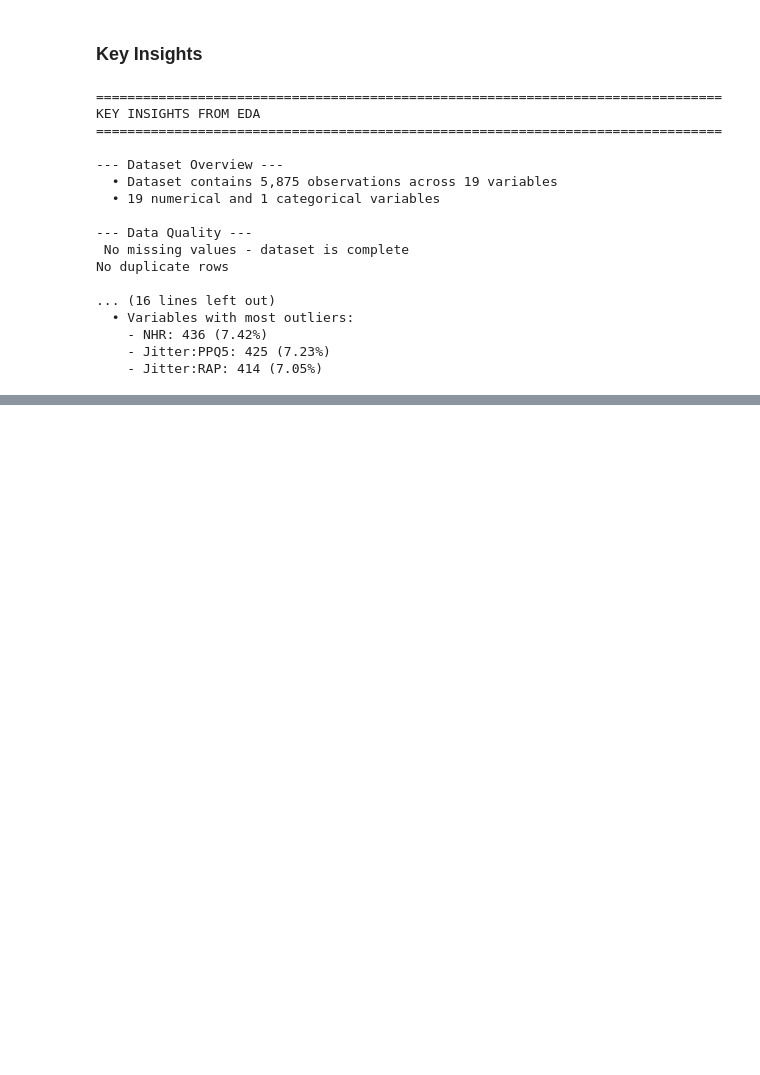
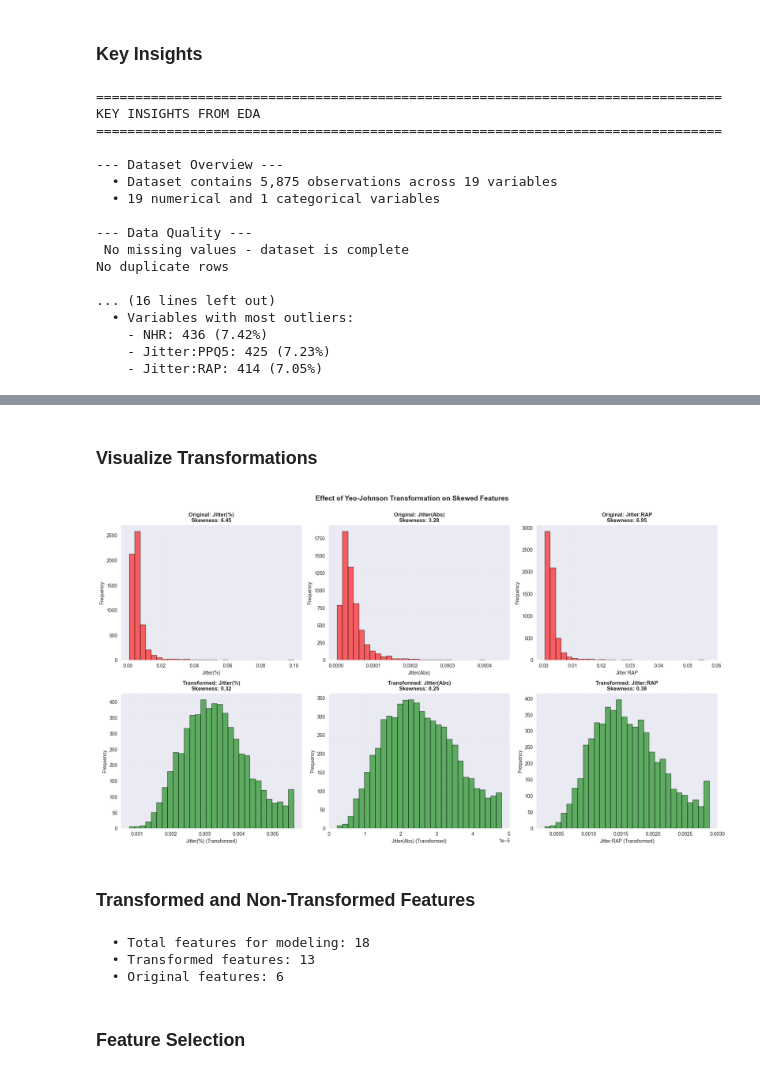
Before and after one commit to KBasdeo/CS668-Parkinsons, a Jupyter notebook: cs668-parkinsons-severity.ipynb, the cells around one changed output, grey strips where cells are left out. Cells and saved outputs as stored; diff of their text form; code cells hidden in the pictures; blank space fills up the shorter version.

Commit message:
Skewness, feature selection, and data modeling

```diff
--- a/cs668-parkinsons-severity.ipynb
+++ b/cs668-parkinsons-severity.ipynb
@@ -638,0 +708,53 @@ No duplicate rows
+# %% [markdown]
+### Visualize Transformations
+# %%
+fig, axes = plt.subplots(2, 3, figsize=(18, 10))
+axes = axes.flatten()
+
+sample_features = highly_skewed_ft[:3]
+for idx, feat in enumerate(sample_features):
+    # Original
+    axes[idx].hist(pt_features[feat], bins=30, color='red', alpha=0.6, edgecolor='black')
+    axes[idx].set_xlabel(feat, fontsize=10)
+    axes[idx].set_ylabel('Frequency', fontsize=10)
+    axes[idx].set_title(f'Original: {feat}\nSkewness: {pt_features[feat].skew():.2f}',
+                        fontsize=11, fontweight='bold')
+    axes[idx].grid(True, alpha=0.3)
+
+    # Transformed
+    axes[idx+3].hist(pt_processed[f'{feat}_transformed'], bins=30, color='green',
+                     alpha=0.6, edgecolor='black')
+    axes[idx+3].set_xlabel(f'{feat} (Transformed)', fontsize=10)
+    axes[idx+3].set_ylabel('Frequency', fontsize=10)
+    axes[idx+3].set_title(f'Transformed: {feat}\nSkewness: {pt_processed[f"{feat}_transformed"].skew():.2f}',
+                          fontsize=11, fontweight='bold')
+    axes[idx+3].grid(True, alpha=0.3)
+
+plt.suptitle('Effect of Yeo-Johnson Transformation on Skewed Features',
+             fontsize=14, fontweight='bold', y=1.00)
+plt.tight_layout()
+plt.savefig('transformation_comparison.png', dpi=300, bbox_inches='tight')
+plt.show()
+# %% [output]
+[figure, added]
+# %% [markdown]
+### Transformed and Non-Transformed Features
+# %%
+# Keep features that weren't transformed (HNR, complexity, demographics)
+untransformed_features = ['HNR'] + complexity_ft + demographic_ft
+
+# Combine transformed and untransformed features
+final_features = [f'{f}_transformed' for f in highly_skewed_ft] + untransformed_features
+
+# Check all features exist
+final_features = [f for f in final_features if f in pt_processed.columns]
+
+print(f"  • Total features for modeling: {len(final_features)}")
+print(f"  • Transformed features: {len(highly_skewed)}")
+print(f"  • Original features: {len(untransformed_features)}")
+# %% [output]
+  • Total features for modeling: 18
+  • Transformed features: 13
+  • Original features: 6
+# %% [markdown]
+### Feature Selection
```
Also changed, not shown: parts of 15 cells of this notebook.
